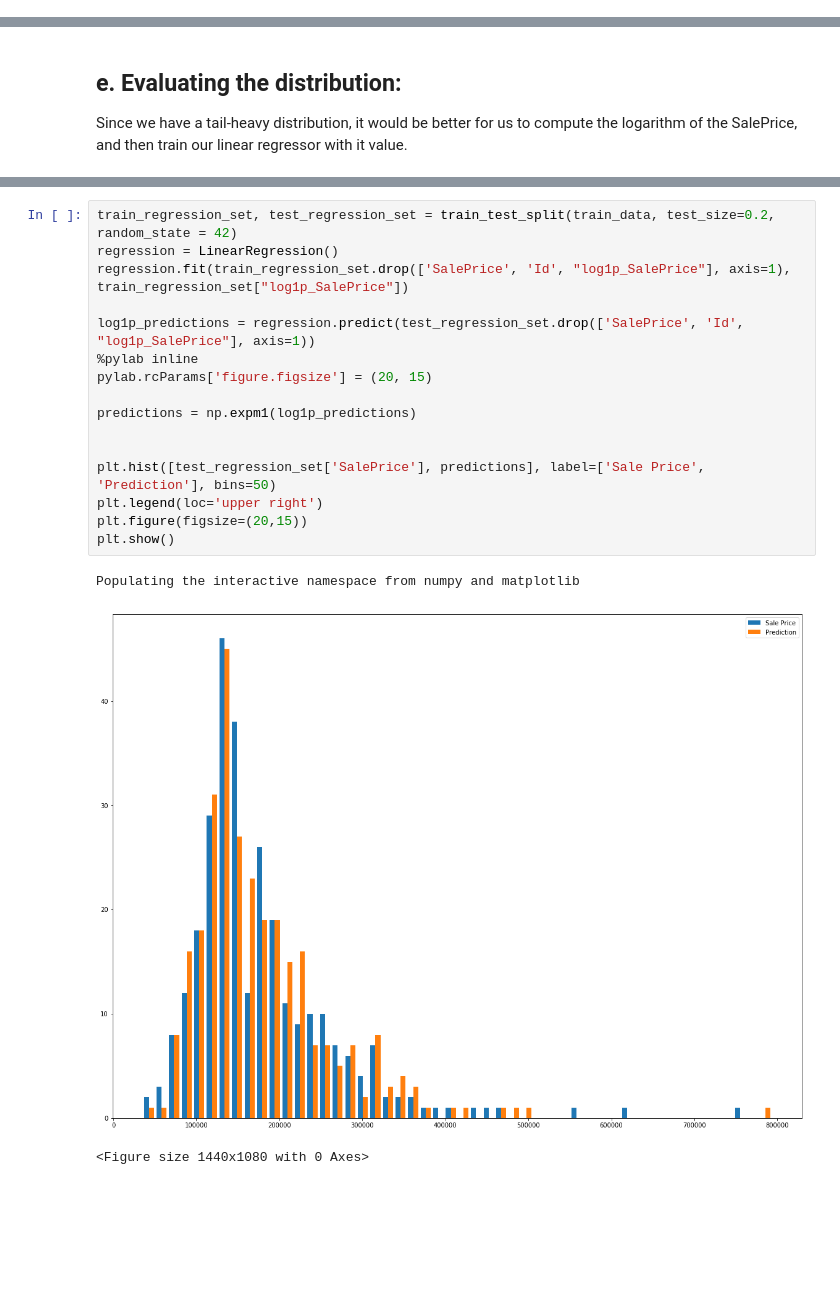
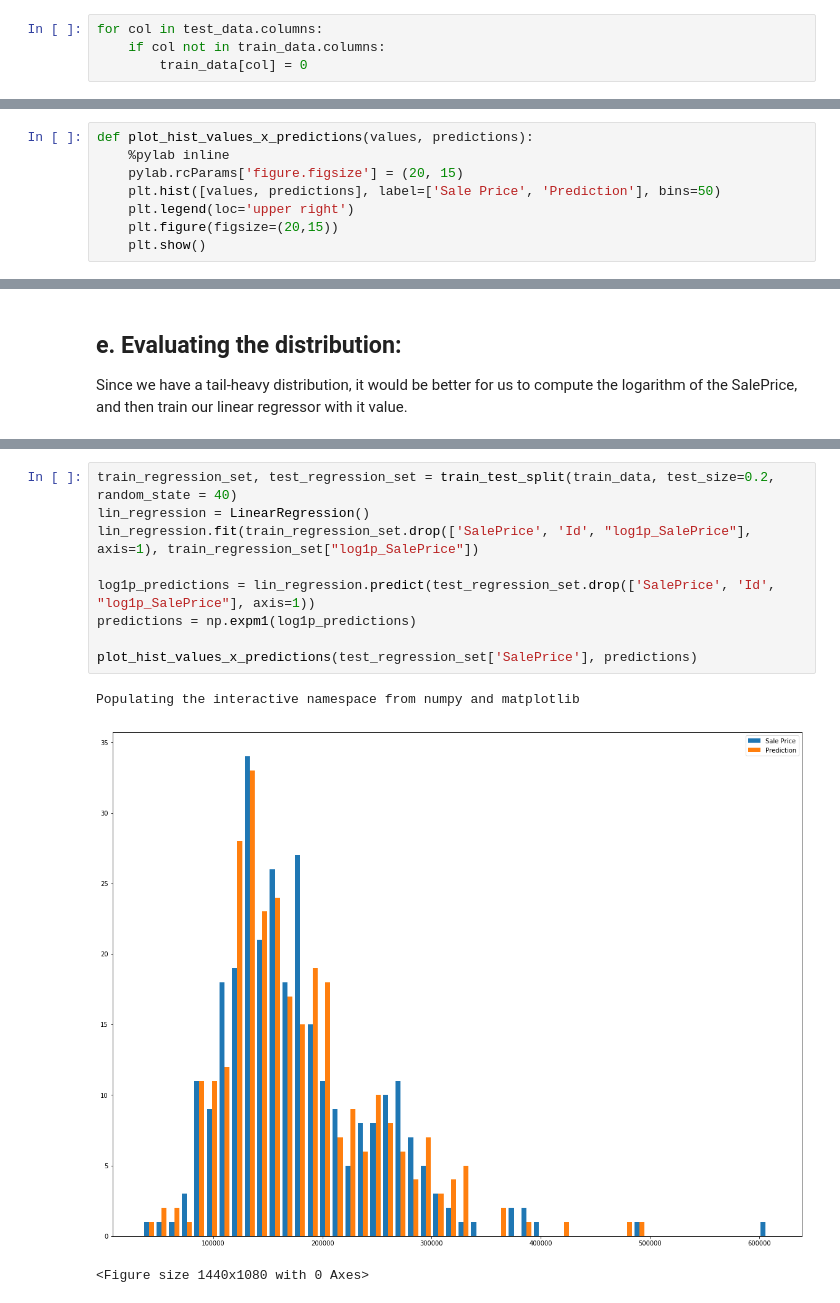
Before and after one commit to miguelfs/house-prices, a Jupyter notebook: trabalho_ML.ipynb, the cells around one changed output, grey strips where cells are left out. Saved outputs shown, nothing was run; the diff lists cells and outputs as text; blank space fills up the shorter version.

```diff
--- a/trabalho_ML.ipynb
+++ b/trabalho_ML.ipynb
@@ -315,6 +318,10 @@ test_data.shape
 for col in train_data.columns:
     if col not in test_data.columns and col != "SalePrice":
         test_data[col] = 0
+# %%
+for col in test_data.columns:
+    if col not in train_data.columns:
+        train_data[col] = 0
 # %%
 test_data.shape
 # %% [output]
@@ -370,3 +382,11 @@ array([[<matplotlib.axes._subplots.AxesSubplot object at 0x...>,
+# %%
+def plot_hist_values_x_predictions(values, predictions):
+    %pylab inline
+    pylab.rcParams['figure.figsize'] = (20, 15)
+    plt.hist([values, predictions], label=['Sale Price', 'Prediction'], bins=50)
+    plt.legend(loc='upper right')
+    plt.figure(figsize=(20,15))
+    plt.show()
 # %%
 train_regression_set, test_regression_set = train_test_split(train_data, test_size=0.2, random_state = 42)
 regression = LinearRegression()
@@ -398,20 +448,13 @@ train_data.head()
 # %%
-train_regression_set, test_regression_set = train_test_split(train_data, test_size=0.2, random_state = 42)
-regression = LinearRegression()
-regression.fit(train_regression_set.drop(['SalePrice', 'Id', "log1p_SalePrice"], axis=1), train_regression_set["log1p_SalePrice"])
+train_regression_set, test_regression_set = train_test_split(train_data, test_size=0.2, random_state = 40)
+lin_regression = LinearRegression()
+lin_regression.fit(train_regression_set.drop(['SalePrice', 'Id', "log1p_SalePrice"], axis=1), train_regression_set["log1p_SalePrice"])
 
-log1p_predictions = regression.predict(test_regression_set.drop(['SalePrice', 'Id', "log1p_SalePrice"], axis=1))
-%pylab inline
-pylab.rcParams['figure.figsize'] = (20, 15)
-
+log1p_predictions = lin_regression.predict(test_regression_set.drop(['SalePrice', 'Id', "log1p_SalePrice"], axis=1))
 predictions = np.expm1(log1p_predictions)
 
-
-plt.hist([test_regression_set['SalePrice'], predictions], label=['Sale Price', 'Prediction'], bins=50)
-plt.legend(loc='upper right')
-plt.figure(figsize=(20,15))
-plt.show()
+plot_hist_values_x_predictions(test_regression_set['SalePrice'], predictions)
 # %% [output]
 Populating the interactive namespace from numpy and matplotlib
-[figure, old version]
+[figure, new version]
 <Figure size 1440x1080 with 0 Axes>
```
Also changed, not shown: parts of 26 cells of this notebook.
